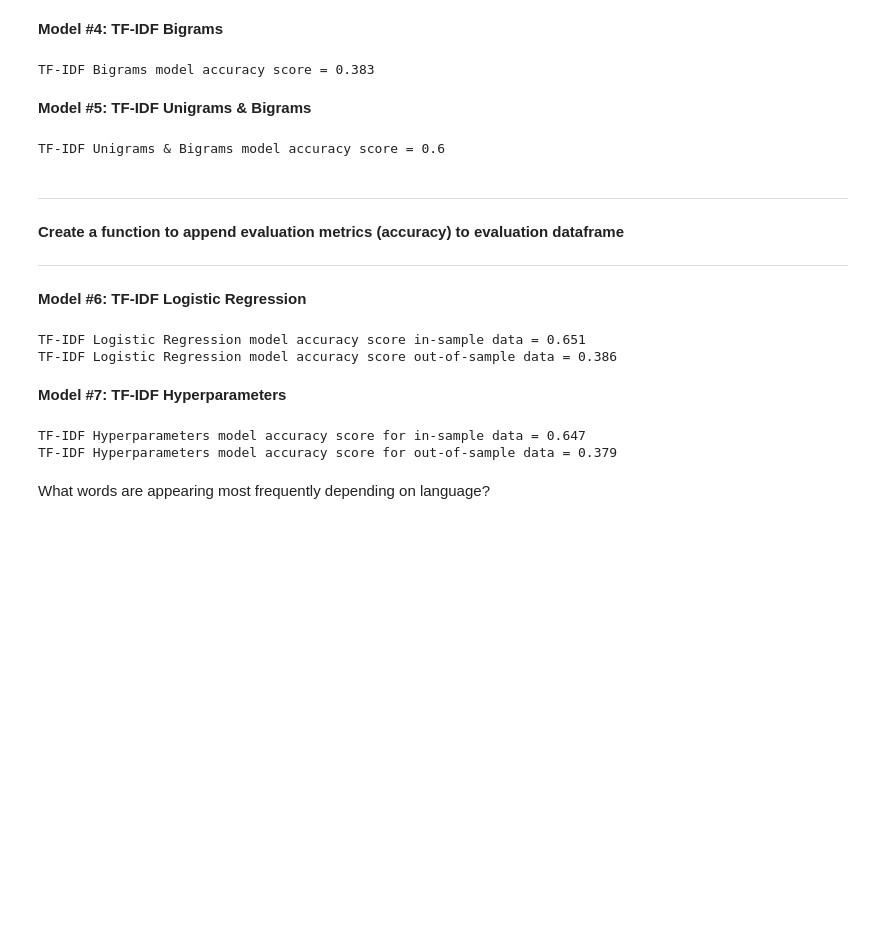
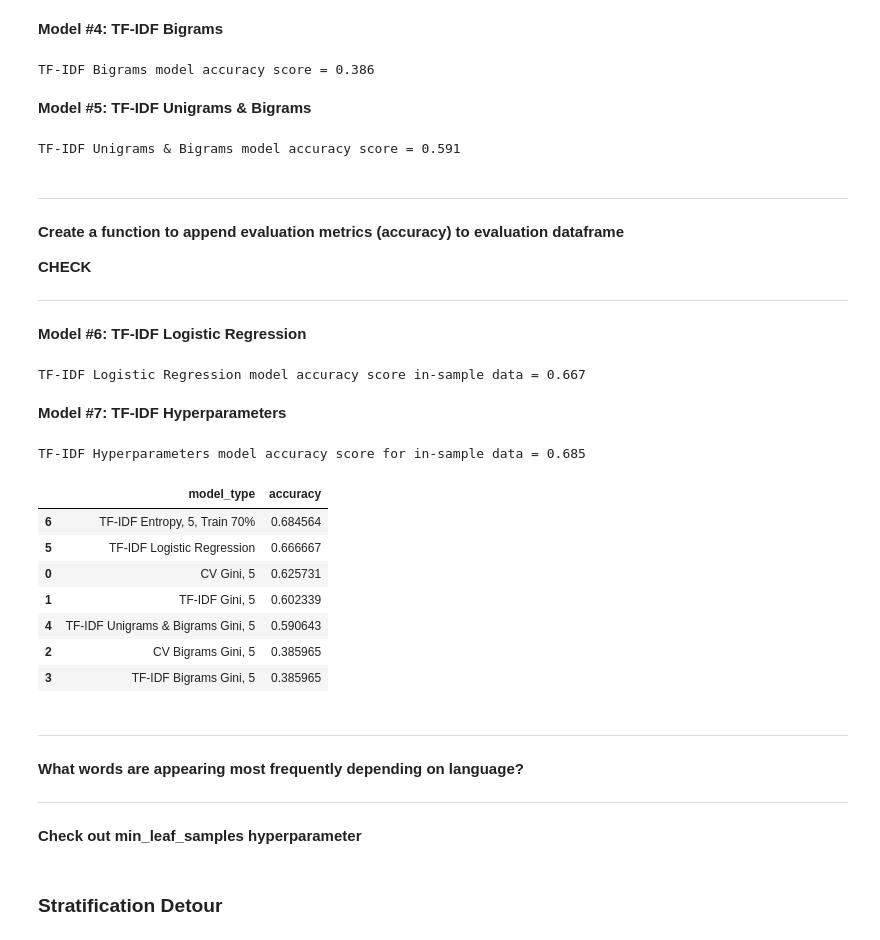
Before and after one commit to cobb-jiang-hartman-npl-project/github-repository-project, a Jupyter notebook: alec_files/model.ipynb, the cells around one changed output. Drawn from its saved outputs; the diff is of its cells as text; code cells hidden in the pictures; blank space fills up the shorter version.

```diff
--- a/alec_files/model.ipynb
+++ b/alec_files/model.ipynb
@@ -378,8 +391,11 @@ tree.fit(X_train, y_train)
 
 # accuracy score
 print(f"TF-IDF Bigrams model accuracy score = {tree.score(X_train, y_train):.3}")
+
+# append evaluation
+evaluation = ev.append_evaluation(evaluation, model_type="TF-IDF Bigrams Gini, 5", model_object=tree, X=X_train, y=y_train)
 # %% [output]
-TF-IDF Bigrams model accuracy score = 0.383
+TF-IDF Bigrams model accuracy score = 0.386
 # %% [markdown]
 **Model #5: TF-IDF Unigrams & Bigrams**
 # %%
@@ -405,13 +421,19 @@ tree.fit(X_train, y_train)
 
 # accuracy score
 print(f"TF-IDF Unigrams & Bigrams model accuracy score = {tree.score(X_train, y_train):.3}")
+
+# append evaluation
+evaluation = ev.append_evaluation(evaluation, model_type="TF-IDF Unigrams & Bigrams Gini, 5", model_object=tree, X=X_train, y=y_train)
 # %% [output]
-TF-IDF Unigrams & Bigrams model accuracy score = 0.6
+TF-IDF Unigrams & Bigrams model accuracy score = 0.591
 # %% [markdown]
 ---
 
 **Create a function to append evaluation metrics (accuracy) to evaluation dataframe**
 
+
+**CHECK**
+
 ---
 # %% [markdown]
 **Model #6: TF-IDF Logistic Regression**
@@ -438,10 +460,11 @@ logit.fit(X_train, y_train)
 
 # accuracy score
 print(f"TF-IDF Logistic Regression model accuracy score in-sample data = {logit.score(X_train, y_train):.3}")
-print(f"TF-IDF Logistic Regression model accuracy score out-of-sample data = {logit.score(X_test, y_test):.3}")
+
+# append evaluation
+evaluation = ev.append_evaluation(evaluation, model_type="TF-IDF Logistic Regression", model_object=logit, X=X_train, y=y_train)
 # %% [output]
-TF-IDF Logistic Regression model accuracy score in-sample data = 0.651
-TF-IDF Logistic Regression model accuracy score out-of-sample data = 0.386
+TF-IDF Logistic Regression model accuracy score in-sample data = 0.667
 # %% [markdown]
 **Model #7: TF-IDF Hyperparameters**
 # %%
@@ -460,16 +483,35 @@ y = df.language
 X_train, X_test, y_train, y_test = pp.split_repo_data(X, y, train_size=.7, test_size=.3)
 
 # create model object
-tree = DecisionTreeClassifier(criterion="gini", max_depth=5, random_state=56)
+tree = DecisionTreeClassifier(criterion="entropy", max_depth=5, random_state=56)
 
 # fit model object
 tree.fit(X_train, y_train)
 
 # accuracy score
 print(f"TF-IDF Hyperparameters model accuracy score for in-sample data = {tree.score(X_train, y_train):.3}")
-print(f"TF-IDF Hyperparameters model accuracy score for out-of-sample data = {tree.score(X_test, y_test):.3}")
+
+# append evaluation
+evaluation = ev.append_evaluation(evaluation, model_type="TF-IDF Entropy, 5, Train 70%", model_object=tree, X=X_train, y=y_train)
 # %% [output]
-TF-IDF Hyperparameters model accuracy score for in-sample data = 0.647
-TF-IDF Hyperparameters model accuracy score for out-of-sample data = 0.379
+TF-IDF Hyperparameters model accuracy score for in-sample data = 0.685
+# %%
+evaluation.sort_values(by="accuracy", ascending=False)
+# %% [output]
+|  | model_type | accuracy |
+| 6 | TF-IDF Entropy, 5, Train 70% | 0.684564 |
+| 5 | TF-IDF Logistic Regression | 0.666667 |
+| 0 | CV Gini, 5 | 0.625731 |
+| 1 | TF-IDF Gini, 5 | 0.602339 |
+| 4 | TF-IDF Unigrams & Bigrams Gini, 5 | 0.590643 |
+| 2 | CV Bigrams Gini, 5 | 0.385965 |
+| 3 | TF-IDF Bigrams Gini, 5 | 0.385965 |
 # %% [markdown]
-What words are appearing most frequently depending on language?
+---
+**What words are appearing most frequently depending on language?**
+
+---
+# %% [markdown]
+**Check out min_leaf_samples hyperparameter**
+# %% [markdown]
+### Stratification Detour
```
Also changed, not shown: parts of 27 cells of this notebook, 3 other files.
